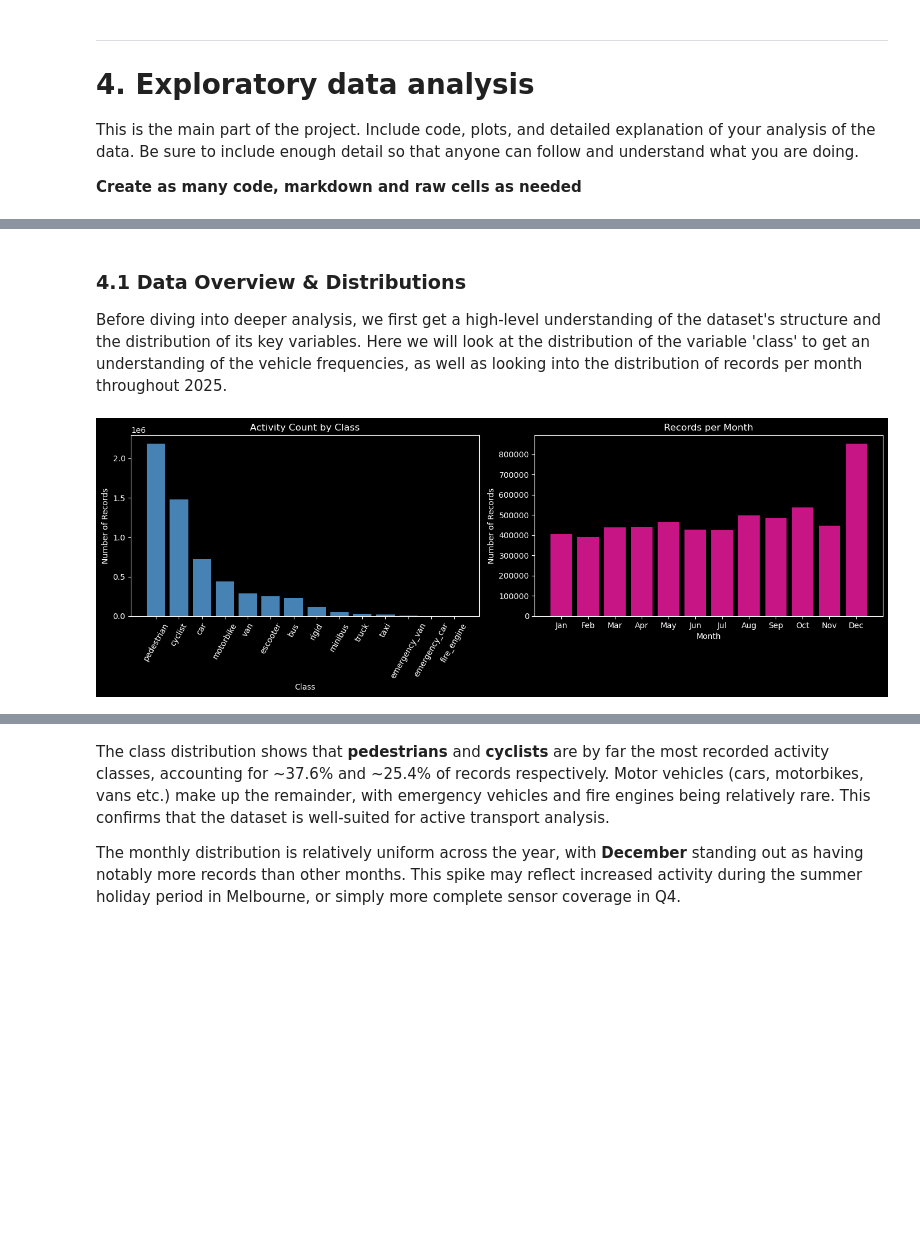
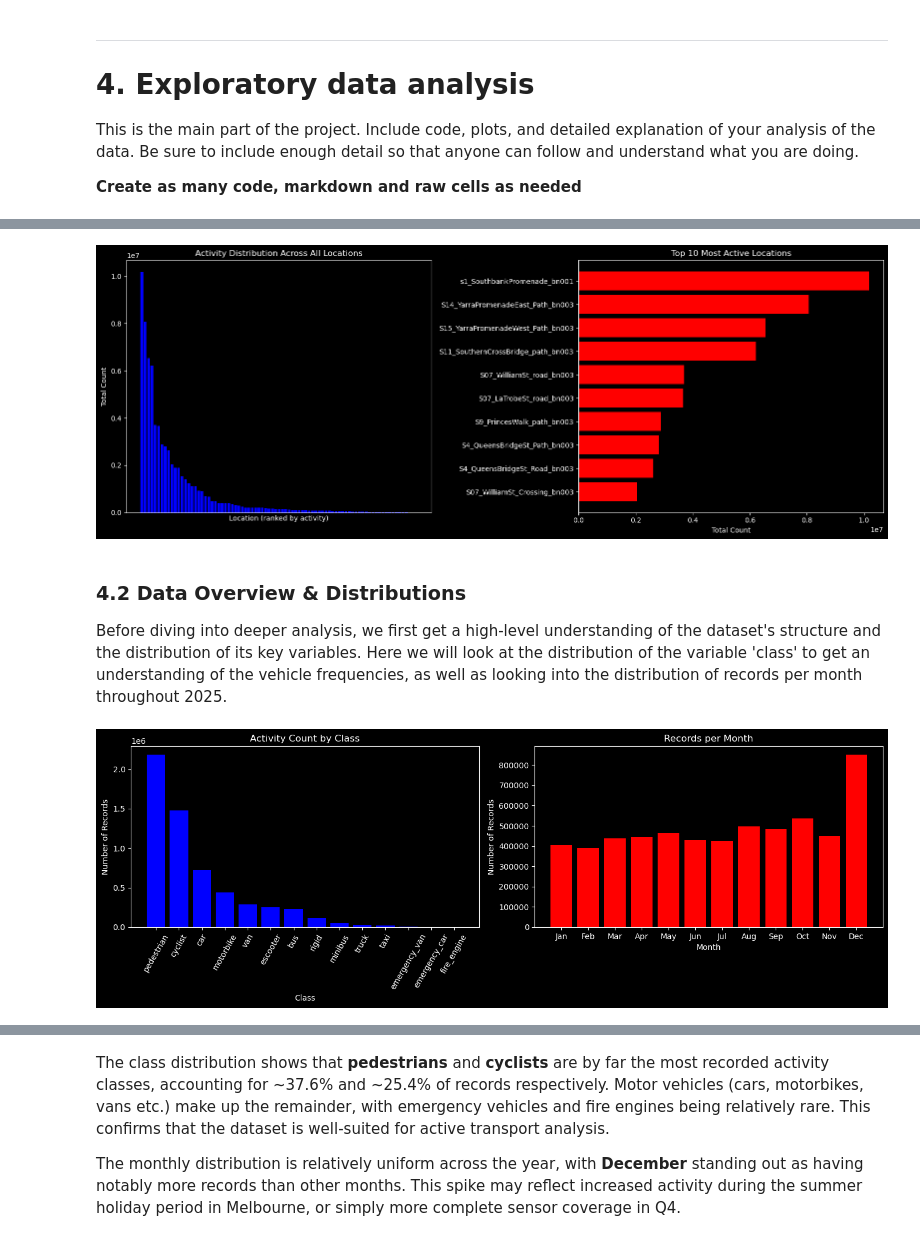
Before and after one commit to notfatdan/37373Project, a Jupyter notebook: Project Template Programming for Data Analysis Autumn 2026.ipynb, the cells around one changed output, grey strips where cells are left out. Cells and saved outputs as stored; diff of their text form; code cells hidden in the pictures; blank space fills up the shorter version.

Commit message:
More data exploration

```diff
--- a/Project Template Programming for Data Analysis Autumn 2026.ipynb
+++ b/Project Template Programming for Data Analysis Autumn 2026.ipynb
@@ -162,16 +237,46 @@ This is the main part of the project. Include code, plots, and detailed explanat
+# %%
+import matplotlib.pyplot as plt
+plt.style.use("dark_background") # cooler plots
+
+# Total activity per location
+location_totals = (
+    df.groupby("countlineName")["count"]
+    .sum()
+    .sort_values(ascending=False)
+    .reset_index()
+)
+
+fig, axes = plt.subplots(1, 2, figsize=(16, 6))
+
+# All locations distribution
+axes[0].bar(range(len(location_totals)), location_totals["count"], color="blue")
+axes[0].set_title("Activity Distribution Across All Locations")
+axes[0].set_xlabel("Location (ranked by activity)")
+axes[0].set_ylabel("Total Count")
+axes[0].set_xticks([])  # too many names to show
+
+# Top 10
+top10 = location_totals.head(10)
+axes[1].barh(top10["countlineName"], top10["count"], color="red")
+axes[1].set_title("Top 10 Most Active Locations")
+axes[1].set_xlabel("Total Count")
+axes[1].set_ylabel("")
+axes[1].invert_yaxis()
+
+plt.tight_layout()
+plt.show()
+# %% [output]
+[figure, added]
 # %% [markdown]
- ### 4.1 Data Overview & Distributions
+ ### 4.2 Data Overview & Distributions
 
 Before diving into deeper analysis, we first get a high-level understanding of the dataset's structure and the distribution of its key variables. Here we will look at the distribution of the variable 'class' to get an understanding of the vehicle frequencies, as well as looking into the distribution of records per month throughout 2025.
 # %%
-import matplotlib.pyplot as plt
-plt.style.use("dark_background") # cooler plots
-
 fig, axes = plt.subplots(1, 2, figsize=(14, 5))
 
 # Class distribution
 class_counts = df["class"].value_counts()
-axes[0].bar(class_counts.index, class_counts.values, color="steelblue")
+axes[0].bar(class_counts.index, class_counts.values, color="blue")
 axes[0].set_title("Activity Count by Class")
 axes[0].set_xlabel("Class")
 axes[0].set_ylabel("Number of Records")
@@ -182,7 +287,7 @@ axes[0].tick_params(axis="x", rotation=60)
 month_counts = df["from"].dt.month.value_counts().sort_index()
 month_labels = ["Jan", "Feb", "Mar", "Apr", "May", "Jun",
                 "Jul", "Aug", "Sep", "Oct", "Nov", "Dec"]
-axes[1].bar([month_labels[m-1] for m in month_counts.index], month_counts.values, color="mediumvioletred")
+axes[1].bar([month_labels[m-1] for m in month_counts.index], month_counts.values, color="red")
 axes[1].set_title("Records per Month")
 axes[1].set_xlabel("Month")
 axes[1].set_ylabel("Number of Records")
@@ -190,7 +295,7 @@ axes[1].set_ylabel("Number of Records")
 plt.tight_layout()
 plt.show()
 # %% [output]
-[figure, old version]
+[figure, new version]
 # %%
 print(df["class"].value_counts(normalize=True).mul(100).round(2).astype(str) + "%") # percentage of dataset per class type
 # %% [output]
```
Also changed, not shown: parts of 18 cells of this notebook.
